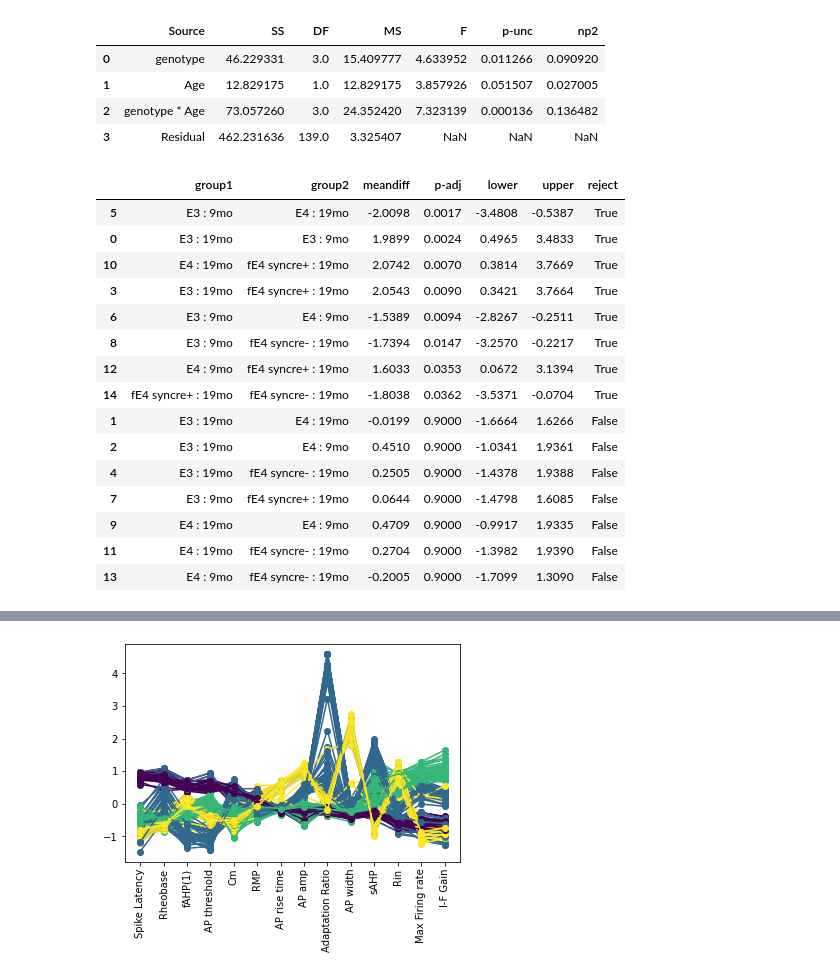
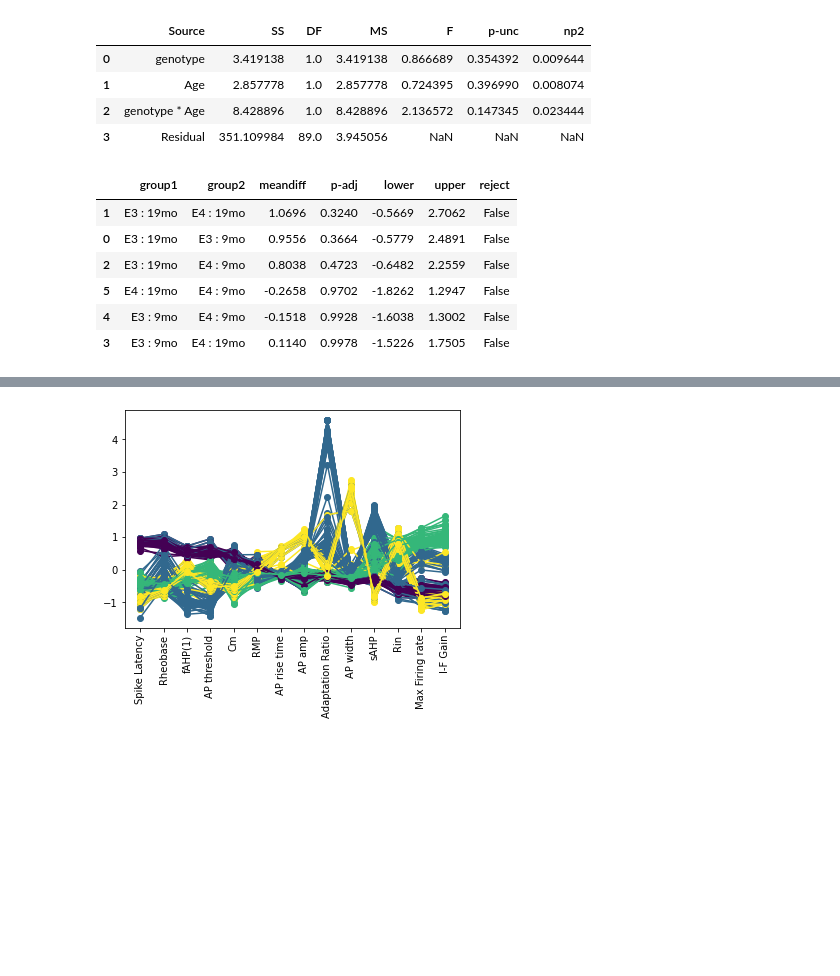
Before and after one commit to dtabuena/ApoE_Data_Clustering, a Jupyter notebook: CA1 Clusters.ipynb, the cells around one changed output, grey strips where cells are left out. Cells and saved outputs as stored; diff of their text form; code cells hidden in the pictures; blank space fills up the shorter version.

```diff
--- a/CA1 Clusters.ipynb
+++ b/CA1 Clusters.ipynb
@@ -32,5 +15,7 @@ from matplotlib import pyplot as plt
 # %%
 link = 'https://www.dropbox.com/sh/5jheuv2n7pmfzw9/AABpo1PU8v33CR3CCxq3459ba?dl=0'
+xl_to_analyze = 'CA1 main parameters.xlsx'
+
 my_drop_folder = 'my_drop_folder'
 zipped_file_path = "/content/"+my_drop_folder + ".zip"
 unzipped_file_path = "/content/"+my_drop_folder
@@ -38,4 +23,7 @@ if not( os.path.exists(zipped_file_path)):
     !wget -O $zipped_file_path $link    # download with new name
 !echo A | unzip $zipped_file_path -d $unzipped_file_path
 print(unzipped_file_path)
+my_df_dict  = pd.read_excel('my_drop_folder/'+xl_to_analyze, engine='openpyxl',index_col=None,sheet_name=None)
+for k in my_df_dict.keys():
+    print(k)
 # %% [output]
@@ -59,4 +41,0 @@ mapname:  conversion of  failed
-# %%
-my_df_dict  = pd.read_excel('my_drop_folder/CA3 parameters for PCA.xlsx', engine='openpyxl',index_col=0,sheet_name=None)
-for k in my_df_dict.keys():
-    print(k)
@@ -72,4 +44,5 @@ for k in my_df_dict.keys():
     df = my_df_dict[k]
     df['type'] = k
 df_list = [my_df_dict[k] for k in my_df_dict.keys()]
-full_df = pd.concat(df_list)
+full_df = pd.concat(df_list,ignore_index=True)
+display(full_df)
@@ -191,7 +171,5 @@ fig.savefig('Normalized_Vals_split.'+fig_opt['format'],**fig_opt)
 # %%
 from sklearn.cluster import KMeans
-
-
 
 
 kmeans = KMeans(n_clusters=2, random_state=42).fit(data_for_fit)
@@ -245,7 +223,7 @@ comb_ylim = ax.get_ylim()
 fig.savefig('GenoType_dist.'+fig_opt['format'],**fig_opt)
 
 #### separate #####
-fig, axs = plt.subplots(2,3,figsize = [15,10])
+fig, axs = plt.subplots(2,2,figsize = [15,10])
 axs = axs.T.flatten()
 for ti in range(num_t):
     t = uniq_types[ti]
@@ -262,7 +240,7 @@ fig.savefig('GenoType_dist_Separate.'+fig_opt['format'],**fig_opt)
 
 
 #### separate #####
-fig, axs = plt.subplots(2,3,figsize = [15,10])
+fig, axs = plt.subplots(2,2,figsize = [15,10])
 axs = axs.T.flatten()
 for ti in range(num_t):
     t = uniq_types[ti]
@@ -293,55 +271,44 @@ is_E3 = ['E3' in t for t in type_list ]
 is_9mo = [' 9' in t for t in type_list ]
 age_list = [9 if b else 19 for b in is_9mo]
 genotype = ['E3' if b else 'E4' for b in is_E3]
-is_crePos = ['cre+' in t for t in type_list ]
-is_creNeg = ['cre-' in t for t in type_list ]
-not_cree = [not any( [is_crePos[i], is_creNeg[i]] ) for i in range(len(is_crePos))]
+
 e34_genotype = [genotype[i] for i in range(len(not_cree)) if not_cree[i]]
 e34_score = [score[i] for i in range(len(not_cree)) if not_cree[i]]
 e34_age = [str(age_list[i])+'mo' for i in range(len(not_cree)) if not_cree[i]]
 genotype_list_str = [t.replace(' 9mo', '').replace(' 19mo', '') for t in type_list]
 age_list_str = [str(a)+'mo' for a in age_list]
 
 
 df_for_34_2W_anova =  pd.DataFrame({'genotype': genotype_list_str,  'Age': age_list_str,'T1_Score': score})
 
 import statsmodels.api as sm
 from statsmodels.formula.api import ols
 from statsmodels.stats.multicomp import pairwise_tukeyhsd
 
 import pingouin as pg
 ANOVA2_results = pg.anova(dv='T1_Score', between=['genotype', 'Age'], data=df_for_34_2W_anova, detailed=True)
 display(ANOVA2_results)
 ANOVA2_results.to_csv('2W_results Age-Geno.csv')
 
 df_for_34_2W_anova['combination'] = df_for_34_2W_anova.genotype + " : " + df_for_34_2W_anova.Age
 m_comp = pairwise_tukeyhsd(endog=df_for_34_2W_anova['T1_Score'], groups=df_for_34_2W_anova['combination'], alpha=0.05)
 tukey_data = pd.DataFrame(data=m_comp._results_table.data[1:], columns = m_comp._results_table.data[0])
 tukey_data = tukey_data.sort_values('p-adj',ascending=True)
 display(tukey_data)
 tukey_data.to_csv('pairwise Age-Genotype.csv')
 # %% [output]
 |  | Source | SS | DF | MS | F | p-unc | np2 |
-| 0 | genotype | 46.229331 | 3.0 | 15.409777 | 4.633952 | 0.011266 | 0.090920 |
-| 1 | Age | 12.829175 | 1.0 | 12.829175 | 3.857926 | 0.051507 | 0.027005 |
-| 2 | genotype * Age | 73.057260 | 3.0 | 24.352420 | 7.323139 | 0.000136 | 0.136482 |
-| 3 | Residual | 462.231636 | 139.0 | 3.325407 | NaN | NaN | NaN |
+| 0 | genotype | 3.419138 | 1.0 | 3.419138 | 0.866689 | 0.354392 | 0.009644 |
+| 1 | Age | 2.857778 | 1.0 | 2.857778 | 0.724395 | 0.396990 | 0.008074 |
+| 2 | genotype * Age | 8.428896 | 1.0 | 8.428896 | 2.136572 | 0.147345 | 0.023444 |
+| 3 | Residual | 351.109984 | 89.0 | 3.945056 | NaN | NaN | NaN |
 |  | group1 | group2 | meandiff | p-adj | lower | upper | reject |
-| 5 | E3 : 9mo | E4 : 19mo | -2.0098 | 0.0017 | -3.4808 | -0.5387 | True |
-| 0 | E3 : 19mo | E3 : 9mo | 1.9899 | 0.0024 | 0.4965 | 3.4833 | True |
-| 10 | E4 : 19mo | fE4 syncre+ : 19mo | 2.0742 | 0.0070 | 0.3814 | 3.7669 | True |
-| 3 | E3 : 19mo | fE4 syncre+ : 19mo | 2.0543 | 0.0090 | 0.3421 | 3.7664 | True |
-| 6 | E3 : 9mo | E4 : 9mo | -1.5389 | 0.0094 | -2.8267 | -0.2511 | True |
-| 8 | E3 : 9mo | fE4 syncre- : 19mo | -1.7394 | 0.0147 | -3.2570 | -0.2217 | True |
-| 12 | E4 : 9mo | fE4 syncre+ : 19mo | 1.6033 | 0.0353 | 0.0672 | 3.1394 | True |
-| 14 | fE4 syncre+ : 19mo | fE4 syncre- : 19mo | -1.8038 | 0.0362 | -3.5371 | -0.0704 | True |
-| 1 | E3 : 19mo | E4 : 19mo | -0.0199 | 0.9000 | -1.6664 | 1.6266 | False |
-| 2 | E3 : 19mo | E4 : 9mo | 0.4510 | 0.9000 | -1.0341 | 1.9361 | False |
-| 4 | E3 : 19mo | fE4 syncre- : 19mo | 0.2505 | 0.9000 | -1.4378 | 1.9388 | False |
-| 7 | E3 : 9mo | fE4 syncre+ : 19mo | 0.0644 | 0.9000 | -1.4798 | 1.6085 | False |
-| 9 | E4 : 19mo | E4 : 9mo | 0.4709 | 0.9000 | -0.9917 | 1.9335 | False |
-| 11 | E4 : 19mo | fE4 syncre- : 19mo | 0.2704 | 0.9000 | -1.3982 | 1.9390 | False |
-| 13 | E4 : 9mo | fE4 syncre- : 19mo | -0.2005 | 0.9000 | -1.7099 | 1.3090 | False |
+| 1 | E3 : 19mo | E4 : 19mo | 1.0696 | 0.3240 | -0.5669 | 2.7062 | False |
+| 0 | E3 : 19mo | E3 : 9mo | 0.9556 | 0.3664 | -0.5779 | 2.4891 | False |
+| 2 | E3 : 19mo | E4 : 9mo | 0.8038 | 0.4723 | -0.6482 | 2.2559 | False |
+| 5 | E4 : 19mo | E4 : 9mo | -0.2658 | 0.9702 | -1.8262 | 1.2947 | False |
+| 4 | E3 : 9mo | E4 : 9mo | -0.1518 | 0.9928 | -1.6038 | 1.3002 | False |
+| 3 | E3 : 9mo | E4 : 19mo | 0.1140 | 0.9978 | -1.5226 | 1.7505 | False |
 # %%
 from pandas.compat.numpy import np_array_datetime64_compat
 ###########   Cluster Validation #############
```
Also changed, not shown: parts of 13 cells of this notebook.
